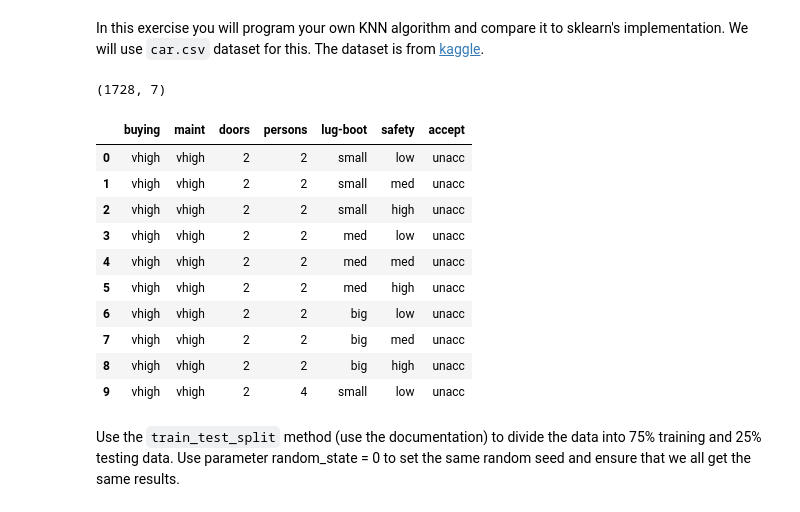
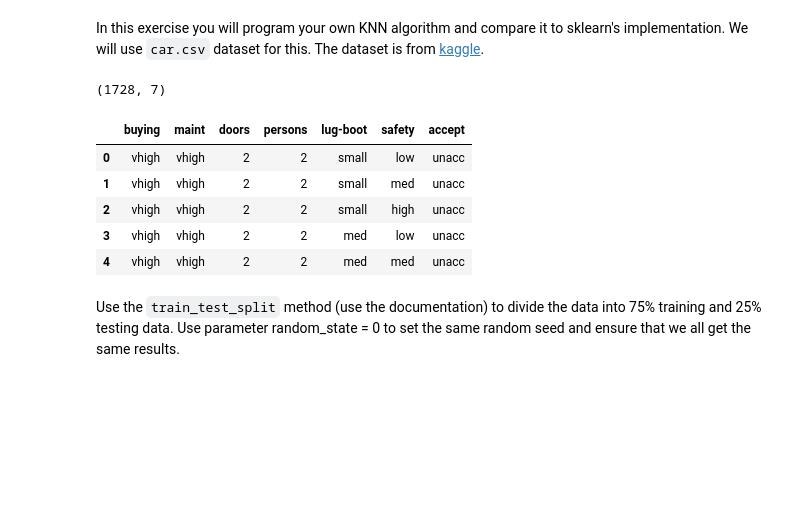
Before and after one commit to KarenMargaryanGit/ML_Models_Implimentation, a Jupyter notebook: Lab 1 KNNand Naive Bayes/Lab1 K-Nearest Neighbours and Naive Bayes.ipynb, the cells around one changed output. Cells and saved outputs as stored; diff of their text form; code cells hidden in the pictures; blank space fills up the shorter version.

```diff
--- a/Lab 1 KNNand Naive Bayes/Lab1 K-Nearest Neighbours and Naive Bayes.ipynb
+++ b/Lab 1 KNNand Naive Bayes/Lab1 K-Nearest Neighbours and Naive Bayes.ipynb
@@ -65,20 +97,15 @@ data.columns = ["buying", "maint", "doors", "persons",
                 "lug-boot", "safety", "accept"]
 # %%
 print(data.shape)
-data.head(10)
+data.head()
 # %% [output]
 (1728, 7)
 |  | buying | maint | doors | persons | lug-boot | safety | accept |
 | 0 | vhigh | vhigh | 2 | 2 | small | low | unacc |
 | 1 | vhigh | vhigh | 2 | 2 | small | med | unacc |
 | 2 | vhigh | vhigh | 2 | 2 | small | high | unacc |
 | 3 | vhigh | vhigh | 2 | 2 | med | low | unacc |
 | 4 | vhigh | vhigh | 2 | 2 | med | med | unacc |
-| 5 | vhigh | vhigh | 2 | 2 | med | high | unacc |
-| 6 | vhigh | vhigh | 2 | 2 | big | low | unacc |
-| 7 | vhigh | vhigh | 2 | 2 | big | med | unacc |
-| 8 | vhigh | vhigh | 2 | 2 | big | high | unacc |
-| 9 | vhigh | vhigh | 2 | 4 | small | low | unacc |
 # %% [markdown]
 Use the `train_test_split` method (use the documentation) to divide the data into 75% training and 25% testing data. Use parameter random_state = 0 to set the same random seed and ensure that we all get the same results.
 # %%
```
Also changed, not shown: parts of 20 cells of this notebook.
